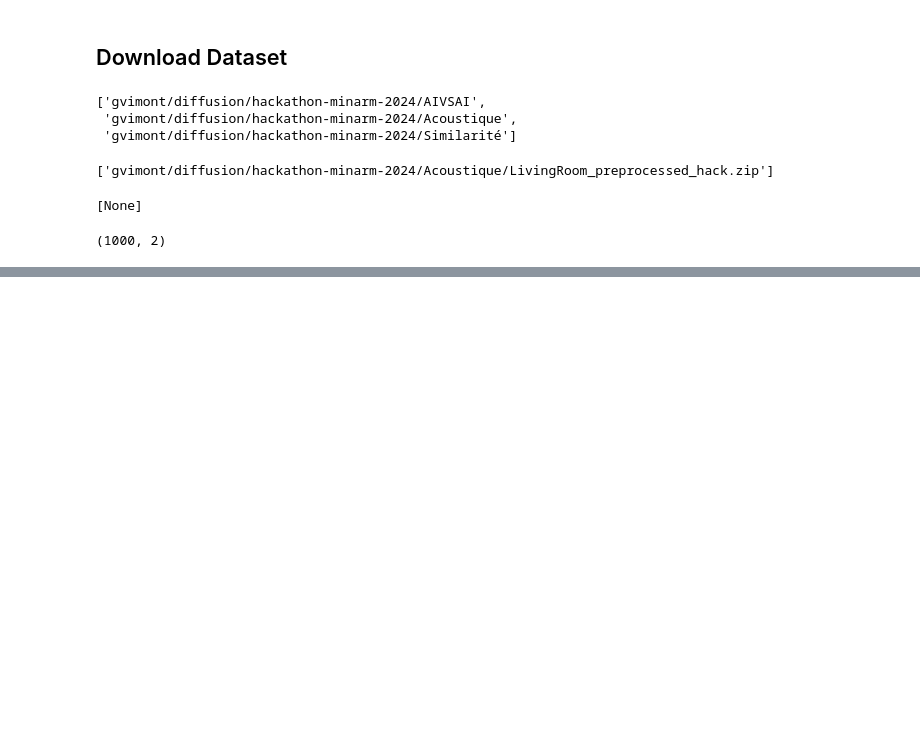
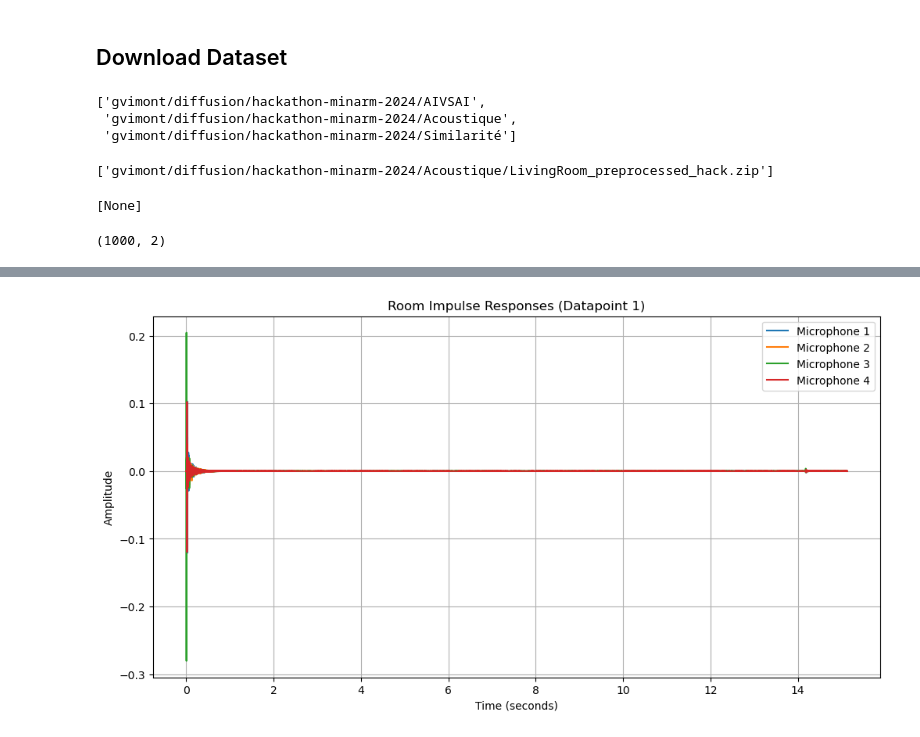
Before and after one commit to christopherT02/Acoustic-Hackathon, a Jupyter notebook: data.ipynb, the cells around one changed output, grey strips where cells are left out. Cells and saved outputs as stored; diff of their text form; code cells hidden in the pictures; blank space fills up the shorter version.

Commit message:
feat: Plot signal

```diff
--- a/data.ipynb
+++ b/data.ipynb
@@ -38,3 +38,17 @@ data = np.load("data/LivingRoom_preprocessed_hack/Human1/centroid.npy")
 data.shape
 # %% [output]
 (1000, 2)
+# %%
+data_folder = "data/LivingRoom_preprocessed_hack/Human1"
+
+# List of files to load
+files_to_load = [
+    "centroid.npy",
+    "deconvoled_trim.npy"
+    "skeletons.npy"
+]
+
+centroid = np.load(os.path.join(data_folder, "centroid.npy"))
+deconvoled_trim = np.load(os.path.join(data_folder, "deconvoled_trim.npy"))
+skeletons = np.load(os.path.join(data_folder, "skeletons.npy"))
+print(centroid)
@@ -40,0 +80,33 @@ data.shape
+# %%
+import numpy as np
+import matplotlib.pyplot as plt
+
+# Assuming deconvoled_trim is already loaded and has shape [N_datapoints, N_Microphones, N_samples]
+N_datapoints, N_Microphones, N_samples = deconvoled_trim.shape
+
+# Choose a specific datapoint and time sample range to plot
+datapoint_index = 1  # Choose the datapoint index
+time_sample_start = 0  # Start index of time samples
+time_sample_end = N_samples  # End index of time samples (or choose a specific range)
+
+# Create a time axis for plotting (assuming sampling rate of the RIRs is known)
+sampling_rate = 44100  # Example sampling rate (adjust based on your data)
+time_axis = np.arange(time_sample_end - time_sample_start) / sampling_rate
+
+# Plot the RIRs for each microphone channel
+plt.figure(figsize=(12, 6))
+for microphone_index in range(N_Microphones):
+    # Extract the RIR for the current microphone channel
+    rir = deconvoled_trim[datapoint_index, microphone_index, time_sample_start:time_sample_end]
+
+    # Plot the RIR on the same figure with different colors for each microphone
+    plt.plot(time_axis, rir, label=f"Microphone {microphone_index + 1}")
+
+plt.title(f"Room Impulse Responses (Datapoint {datapoint_index})")
+plt.xlabel("Time (seconds)")
+plt.ylabel("Amplitude")
+plt.grid(True)
+plt.legend()
+plt.show()
+# %% [output]
+[figure, added]
```
Also changed, not shown: parts of 2 cells of this notebook, 1 other file.
